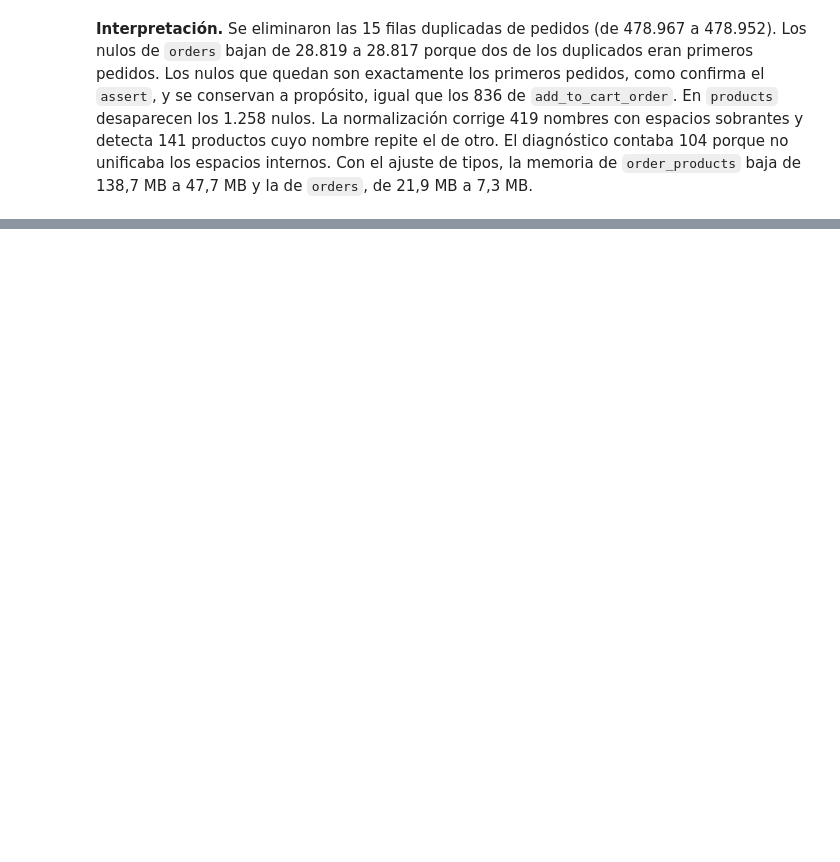
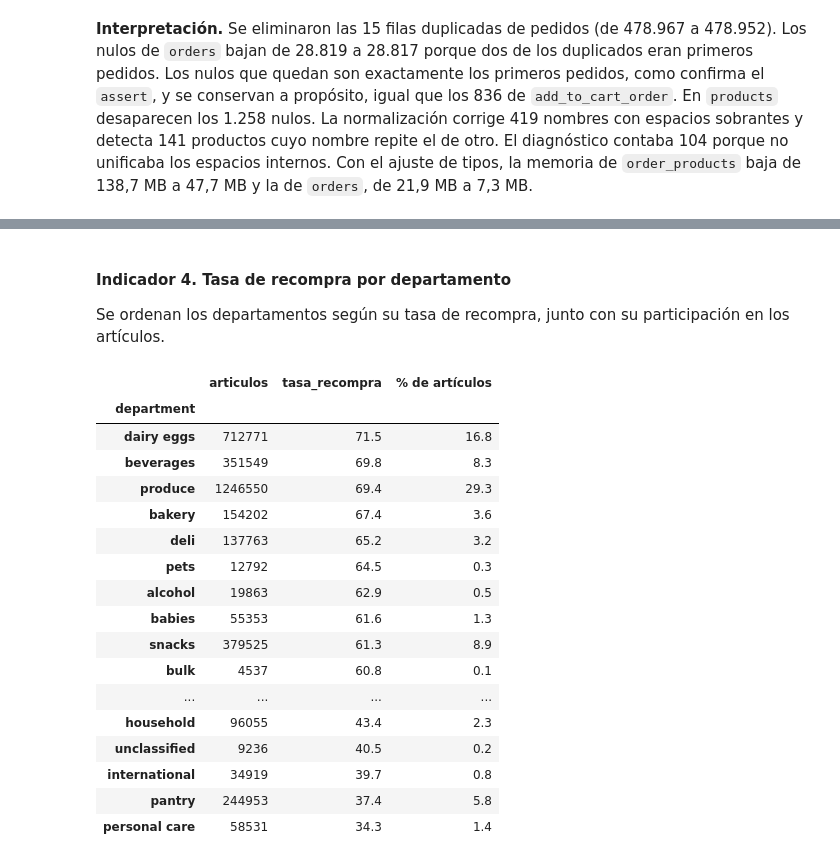
Before and after one commit to CarlosHerrera1210/proyecto-ciencia-datos, a Jupyter notebook: notebooks/data_preparation.ipynb, the cells around one changed output, grey strips where cells are left out. Drawn from its saved outputs; the diff is of its cells as text; code cells hidden in the pictures; blank space fills up the shorter version.

```diff
--- a/notebooks/data_preparation.ipynb
+++ b/notebooks/data_preparation.ipynb
@@ -353,0 +364,15 @@ comparacion_limpieza
+# %%
+FRANJAS = ['madrugada (0-5 h)', 'mañana (6-11 h)', 'tarde (12-17 h)', 'noche (18-23 h)']
+ETAPAS = ['primer pedido', 'pedidos 2-4', 'pedidos 5-14', 'pedidos 15+']
+INTERVALOS = ['0-7 días', '8-14 días', '15-29 días', '30+ días']
+
+orders_features = orders_clean.assign(
+    time_slot=pd.cut(orders_clean['order_hour_of_day'], bins=[0, 6, 12, 18, 24], right=False, labels=FRANJAS),
+    is_weekend=orders_clean['order_dow'].isin([0, 6]),
+    customer_stage=pd.cut(orders_clean['order_number'], bins=[0, 1, 4, 14, 100], labels=ETAPAS),
+    prior_interval=pd.cut(orders_clean['days_since_prior_order'].astype('float'), bins=[-1, 7, 14, 29, 30],
+                          labels=INTERVALOS),
+)
+
+for columna in ['time_slot', 'is_weekend', 'customer_stage', 'prior_interval']:
+    print(orders_features[columna].value_counts(dropna=False, sort=False).to_string(), end='\n\n')
@@ -353,0 +452,18 @@ comparacion_limpieza
+# %%
+atributos_pedido = orders_features.set_index('order_id')
+nombre_departamento = products_clean.set_index('product_id')['department_id'].map(
+    departments_clean.set_index('department_id')['department'])
+
+items = order_products_clean.assign(
+    time_slot=order_products_clean['order_id'].map(atributos_pedido['time_slot']),
+    is_weekend=order_products_clean['order_id'].map(atributos_pedido['is_weekend']),
+    customer_stage=order_products_clean['order_id'].map(atributos_pedido['customer_stage']),
+    prior_interval=order_products_clean['order_id'].map(atributos_pedido['prior_interval']),
+    is_first_order=order_products_clean['order_id'].map(atributos_pedido['is_first_order']),
+    department=order_products_clean['product_id'].map(nombre_departamento),
+)
+
+# En el primer pedido ningún artículo puede ser una recompra; se comprueba y se excluye de las tasas.
+assert not items.loc[items['is_first_order'], 'reordered'].any()
+items_recompra = items[~items['is_first_order']]
+print(f'Artículos totales: {len(items):,} · en pedidos recurrentes: {len(items_recompra):,}')
@@ -353,0 +546,31 @@ comparacion_limpieza
+# %% [markdown]
+#### Indicador 4. Tasa de recompra por departamento
+Se ordenan los departamentos según su tasa de recompra, junto con su participación en los artículos.
+# %%
+recompra_departamento = items_recompra.groupby('department').agg(
+    articulos=('reordered', 'size'),
+    tasa_recompra=('reordered', 'mean'),
+)
+recompra_departamento['% de artículos'] = (recompra_departamento['articulos'] / len(items_recompra) * 100).round(1)
+recompra_departamento['tasa_recompra'] = recompra_departamento['tasa_recompra'].mul(100).round(1)
+recompra_departamento = recompra_departamento.sort_values('tasa_recompra', ascending=False)
+recompra_departamento
+# %% [output]
+|  | articulos | tasa_recompra | % de artículos |
+| department |  |  |  |
+| dairy eggs | 712771 | 71.5 | 16.8 |
+| beverages | 351549 | 69.8 | 8.3 |
+| produce | 1246550 | 69.4 | 29.3 |
+| bakery | 154202 | 67.4 | 3.6 |
+| deli | 137763 | 65.2 | 3.2 |
+| pets | 12792 | 64.5 | 0.3 |
+| alcohol | 19863 | 62.9 | 0.5 |
+| babies | 55353 | 61.6 | 1.3 |
+| snacks | 379525 | 61.3 | 8.9 |
+| bulk | 4537 | 60.8 | 0.1 |
+| ... | ... | ... | ... |
+| household | 96055 | 43.4 | 2.3 |
+| unclassified | 9236 | 40.5 | 0.2 |
+| international | 34919 | 39.7 | 0.8 |
+| pantry | 244953 | 37.4 | 5.8 |
+| personal care | 58531 | 34.3 | 1.4 |
```
Also changed, not shown: parts of 24 cells of this notebook.
